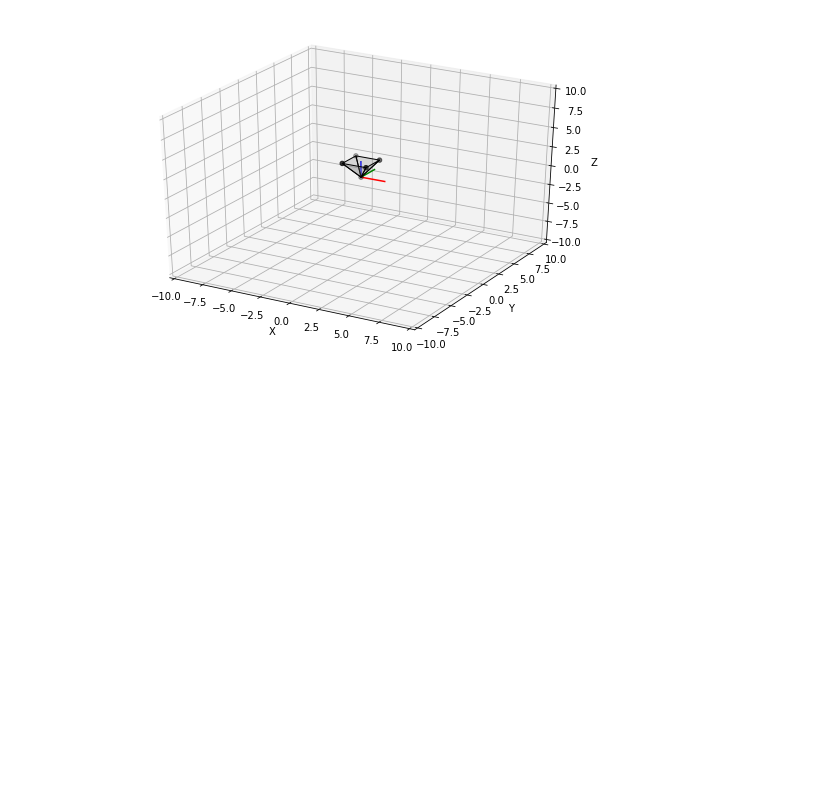
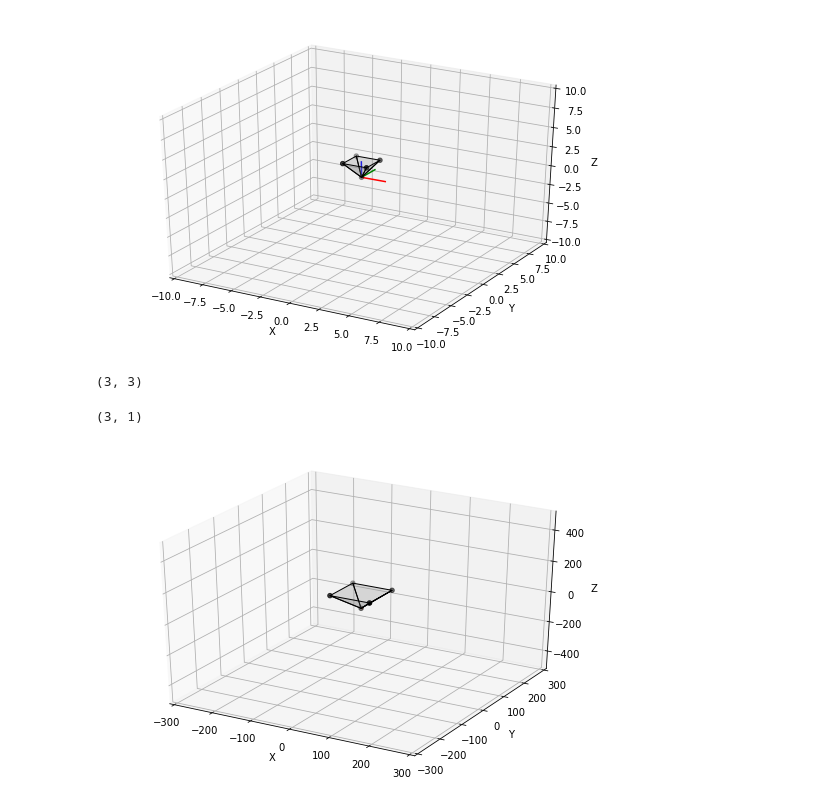
Before and after one commit to sakshamjindal/Stereo-Visual-SLAM-Odometry, a Jupyter notebook: notebooks/initial_pipeline.ipynb, the cells around one changed output. Cells and saved outputs as stored; diff of their text form; code cells hidden in the pictures; blank space fills up the shorter version.

Commit message:
Added : 3D camera traj and rmse error plots

```diff
--- a/notebooks/initial_pipeline.ipynb
+++ b/notebooks/initial_pipeline.ipynb
@@ -279,3 +279,11 @@ ax.add_collection3d(Poly3DCollection(verts, facecolors='grey',
 plt.show()
 # %% [output]
 [figure]
+# %%
+r_mat.shape
+# %% [output]
+(3, 3)
+# %%
+t_vec.shape
+# %% [output]
+(3, 1)
@@ -281,0 +339,4 @@ plt.show()
+# %%
+draw_trajectory_3D(prevState.orientation, prevState.location)
+# %% [output]
+[figure, added]
```
Also changed, not shown: parts of 1 cell of this notebook, 5 other files.
